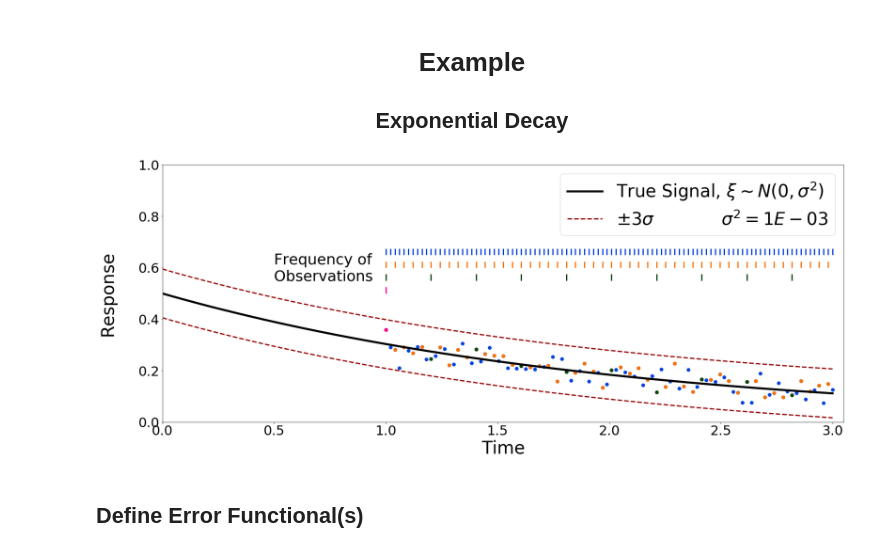
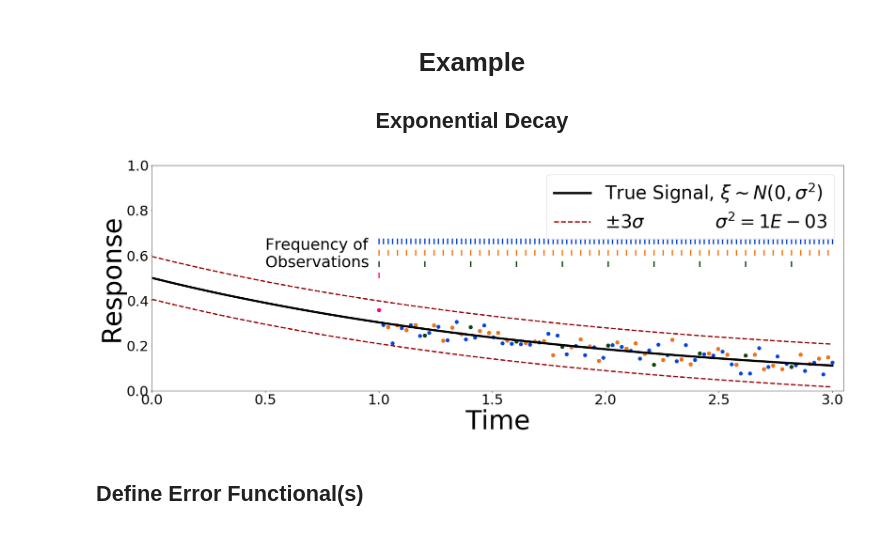
Before and after one commit to mathematicalmichael/poster_cse, a Jupyter notebook: SIAM_CSE19_Poster.ipynb, the cells around one changed output. Saved outputs shown, nothing was run; the diff lists cells and outputs as text; code cells hidden in the pictures.

```diff
--- a/SIAM_CSE19_Poster.ipynb
+++ b/SIAM_CSE19_Poster.ipynb
@@ -92,7 +92,7 @@ sigma = np.sqrt(sigma2) # fixed noise level in the data
 # %%
 filename = 'exponential_decay_response' + '_sigma-%dE-4'%(sigma2*10000) + '.png'
 plt.rcParams['figure.figsize'] = 25, 10
-fig = plt.figure(constrained_layout=True)
+fig = plt.figure()
 
 full_time = np.linspace(0, end_time, 1000)
 full_model = makeDecayModel(full_time)
@@ -105,36 +105,37 @@ plt.plot(full_time, true_response-3*sigma, ls='--', lw=3, c='xkcd:blood red', al
 
 # SET GLOBAL STYLES
 marker_list = ['o', 'o', 'o', 'o']
 marker_size = [50, 100, 150, 200]
 colors = ['xkcd:neon pink', 'xkcd:forest green', 'xkcd:orange', 'xkcd:blue']
 colors = colors[::-1]
 
 
 t = np.linspace(start_time, end_time, 100)
 model = makeDecayModel(t)
 np.random.seed(11)
 u = model() + np.random.randn(100)*sigma
 
 for idx, num_obs in enumerate([1, 2, 10, 100]):
     col = colors[idx]
     start_ticks = 0.65
     tick_width = 0.025
     plt.vlines(t[0:100:(num_obs)], start_ticks-idx/20, start_ticks+tick_width-idx/20, color=col, lw=3)
     plt.scatter(t[0:100:(num_obs)], u[0:100:(num_obs)], color=col, marker='.', s=250, alpha=1)#, label="Data for $D=%d$"%(100/num_obs))
 # plt.scatter(t, u, color='xkcd:blood red', s=250, alpha=0.75, marker='.')
 # plt.scatter(t[0:100:10], u[0:100:10], color='xkcd:red', s=100, alpha=0.75, marker='.')
 plt.annotate("Frequency of\nObservations",[0.5,0.55], fontsize=36)
 plt.ylim([0,1])
 plt.xlim([0,end_time+.05])
-plt.ylabel('Response\n')
-plt.xlabel('Time')
+plt.ylabel('Response', fontsize=60)
+plt.xlabel('Time', fontsize=60)
 plt.xticks(fontsize=32)
 plt.yticks(fontsize=32)
 plt.legend()
+plt.tight_layout()
 plt.savefig(filename)
 plt.show()
 # %% [output]
-[figure, old version]
+[figure, new version]
 # %%
 !mv exponential_decay_response*.png ../../poster_cse/
 # %% [markdown]
```
Also changed, not shown: parts of 2 cells of this notebook.
